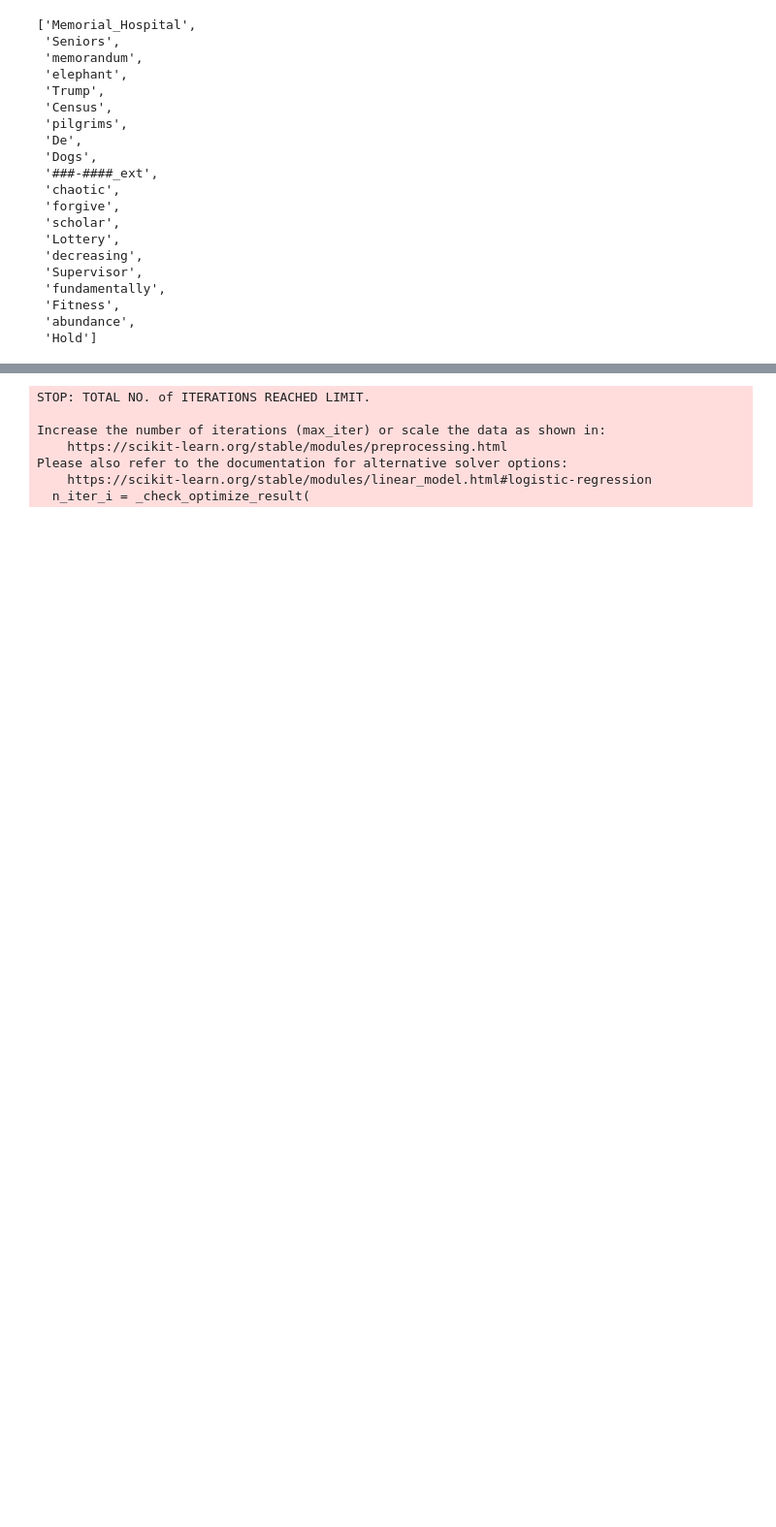
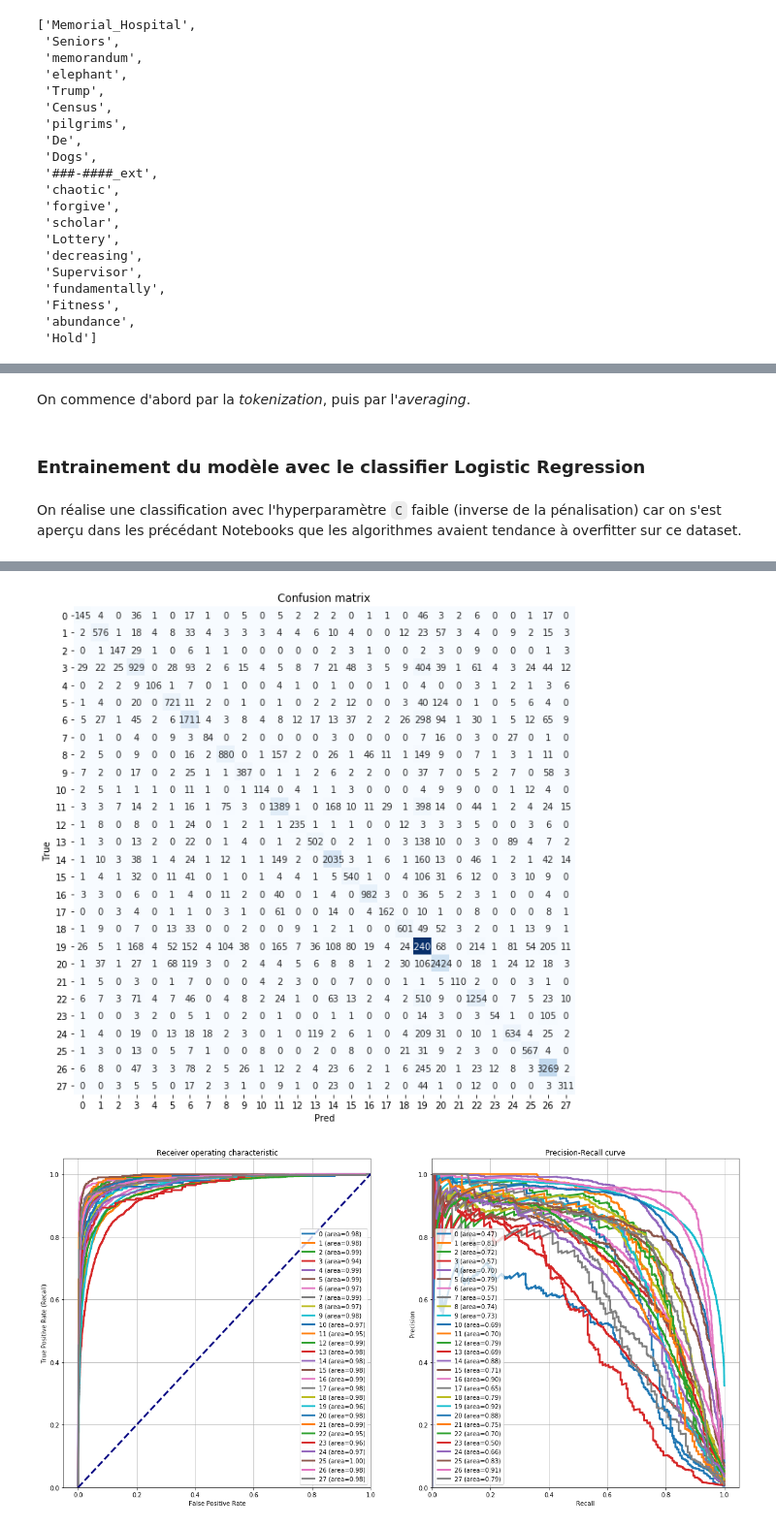
Before and after one commit to ArnaudT13/BigData_Project, a Jupyter notebook: Step-3 AWS-ML/Notebook/Notebook_ML_Word2Vec_Doc2Vec.ipynb, the cells around one changed output, grey strips where cells are left out. Shown at 97% size. Drawn from its saved outputs; the diff is of its cells as text; code cells hidden in the pictures; blank space fills up the shorter version.

```diff
--- a/Step-3 AWS-ML/Notebook/Notebook_ML_Word2Vec_Doc2Vec.ipynb
+++ b/Step-3 AWS-ML/Notebook/Notebook_ML_Word2Vec_Doc2Vec.ipynb
@@ -64,8 +88,8 @@ Preprocess a string.
     cleaned text
 '''
 def utils_preprocess_text(text, flg_stemm=False, flg_lemm=True, number=False, lst_stopwords=None):
-    ## clean (convert to lowercase and remove punctuations and characters and then strip)
-    text = re.sub(r'[^\w\s]', '', str(text).lower().strip())
+    ## clean (remove punctuations and characters and then strip)
+    text = re.sub(r'[^\w\s]', '', str(text).strip())
 
     ## remove number
     if not number:
@@ -210,3 +305,5 @@ train, test = train_test_split(data_clean, test_size=0.2, random_state=211101)
+# %% [markdown]
+On commence d'abord par la *tokenization*, puis par l'*averaging*.
 # %%
 test_tokenized = test.apply(lambda r: w2v_tokenize_text(r['description_clean']), axis=1).values
 train_tokenized = train.apply(lambda r: w2v_tokenize_text(r['description_clean']), axis=1).values
@@ -216,7 +313,10 @@ X_test_word_average = word_averaging_list(wv,test_tokenized)
+# %% [markdown]
+### Entrainement du modèle avec le classifier Logistic Regression
+# %% [markdown]
+On réalise une classification avec l'hyperparamètre `C` faible (inverse de la pénalisation) car on s'est aperçu dans les précédant Notebooks que les algorithmes avaient tendance à overfitter sur ce dataset.
 # %%
-logreg = LogisticRegression(n_jobs=1, C=1e5, max_iter=100)
+logreg = LogisticRegression(n_jobs=1, C=1e5, max_iter=1000)
 logreg.fit(X_train_word_average, train['Category'])
 
-print('Train: ', logreg.score(X_train_word_average, train['Category']))
-print('Test: ', logreg.score(X_test_word_average, test['Category']))
+display_stats_model_trained(logreg, X_train_word_average, train['Category'], X_test_word_average, test['Category'], True)
 # %% [output]
@@ -225,7 +340,2 @@ Test:  0.7460865561694291
-STOP: TOTAL NO. of ITERATIONS REACHED LIMIT.
-
-Increase the number of iterations (max_iter) or scale the data as shown in:
-    https://scikit-learn.org/stable/modules/preprocessing.html
-Please also refer to the documentation for alternative solver options:
-    https://scikit-learn.org/stable/modules/linear_model.html#logistic-regression
-  n_iter_i = _check_optimize_result(
+[figure, added]
+[figure, added]
```
Also changed, not shown: parts of 63 cells of this notebook.
